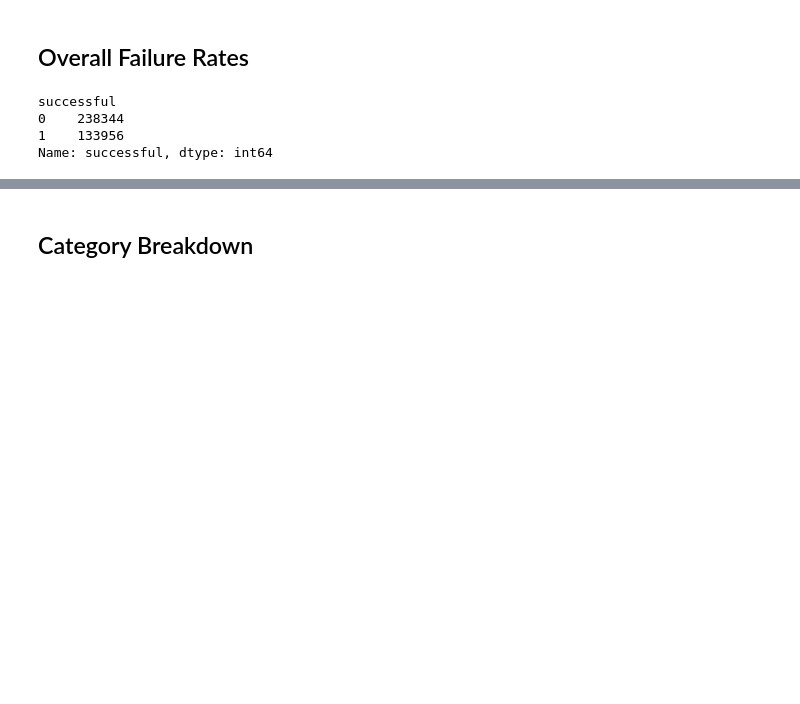
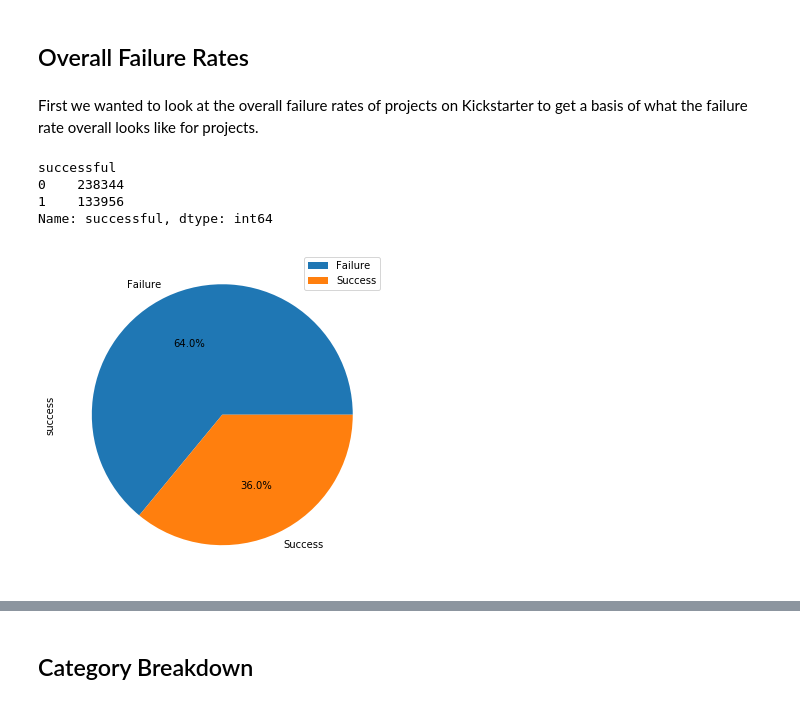
Before and after one commit to David-Collins/kickstarter, a Jupyter notebook: kickstarter.ipynb, the cells around one changed output, grey strips where cells are left out. Cells and saved outputs as stored; diff of their text form; code cells hidden in the pictures; blank space fills up the shorter version.

```diff
--- a/kickstarter.ipynb
+++ b/kickstarter.ipynb
@@ -88,11 +81,20 @@ k_d.head()
 # Data Exploration and Analysis
 # %% [markdown]
 ## Overall Failure Rates
-# %%
-failure_rate = k_d.groupby('successful')['successful'].count()
-failure_rate
-# %% [output]
-successful
-0    238344
-1    133956
-Name: successful, dtype: int64
+# %% [markdown]
+First we wanted to look at the overall failure rates of projects on Kickstarter to get a basis of what the failure rate overall looks like for projects.
+# %%
+# Group all the rows by whether they were marked as successful or not and count the amount of each grouping
+failure_split = k_d.groupby('successful')['successful'].count()
+failure_split
+# %% [output]
+successful
+0    238344
+1    133956
+Name: successful, dtype: int64
+# %%
+# Plot the percentages of the total successes and failures relative to the total amount of entries in the data set
+overall = pd.DataFrame({'success': failure_split.values}, index=['Failure', 'Success'])
+plot = overall.plot.pie(y='success', figsize=(6, 6), autopct='%1.1f%%')
+# %% [output]
+[figure, added]
```
Also changed, not shown: parts of 41 cells of this notebook.
